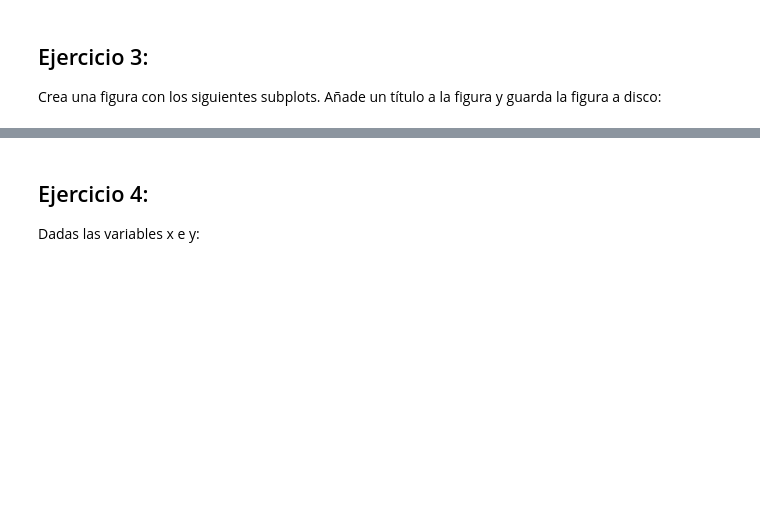
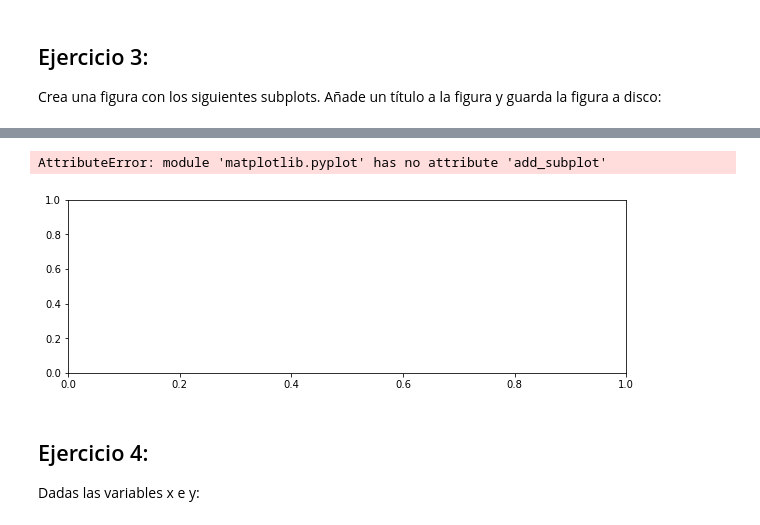
Before and after one commit to IanIAyBD/Curso, a Jupyter notebook: API/Tema 4 Graficos/grafics_ejer.ipynb, the cells around one changed output, grey strips where cells are left out. Cells and saved outputs as stored; diff of their text form; code cells hidden in the pictures; blank space fills up the shorter version.

```diff
--- a/API/Tema 4 Graficos/grafics_ejer.ipynb
+++ b/API/Tema 4 Graficos/grafics_ejer.ipynb
@@ -33,6 +40,18 @@ TypeError: subplots() takes from 0 to 2 positional arguments but 3 were given
 Crea una figura con los siguientes subplots. Añade un título a la figura y guarda la figura a disco:
 # %% [markdown]
 ![Subplots](./subplot3.png)
+# %%
+import matplotlib.pyplot as plt
+import numpy as np
+
+figure = plt.figure(figsize =(10,7))
+
+ax1 = plt.subplot(2,2,(1,2))
+for i in range(0,4):
+    ax1= figure.add_subplot(projection = "3d")
+# %% [output]
+AttributeError: module 'matplotlib.pyplot' has no attribute 'add_subplot'
+[figure, added]
 # %% [markdown]
 ## Ejercicio 4:
 Dadas las variables x e y:
```
Also changed, not shown: parts of 3 cells of this notebook, 5 other files.
